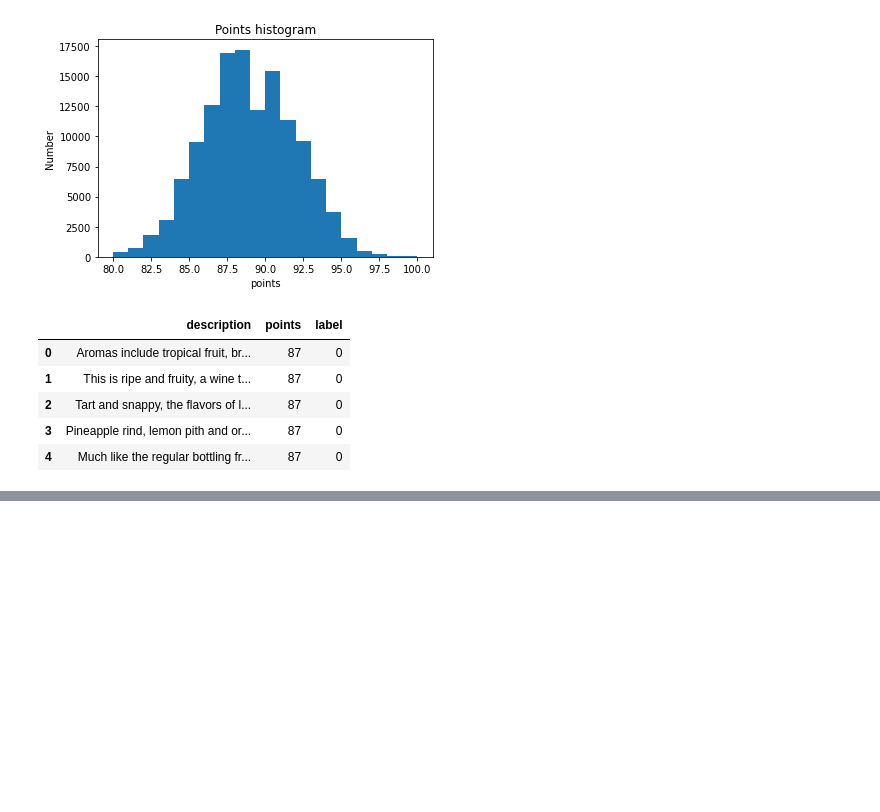
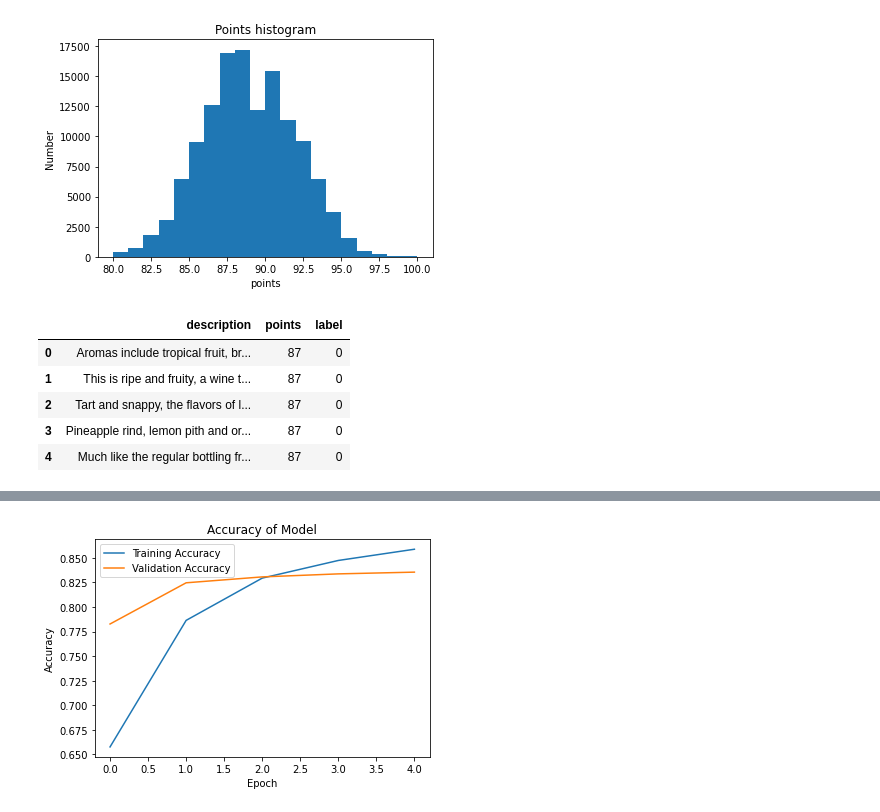
Before and after one commit to AmandeepSingh789/ML-Project, a Jupyter notebook: Neural_Network_Text_Classification.ipynb, the cells around one changed output, grey strips where cells are left out. Drawn from its saved outputs; the diff is of its cells as text; code cells hidden in the pictures; blank space fills up the shorter version.

Commit message:
Used dropouts to increase performance

```diff
--- a/Neural_Network_Text_Classification.ipynb
+++ b/Neural_Network_Text_Classification.ipynb
@@ -99,7 +99,9 @@ array([[ 0.300849  , -0.17452087, -0.01344201, ..., -0.05620423,
 model =tf.keras.Sequential()
 model.add(hub_layer)
 model.add(tf.keras.layers.Dense(16,activation="relu"))
+model.add(tf.keras.layers.Dropout(0.4))
 model.add(tf.keras.layers.Dense(16,activation="relu"))
+model.add(tf.keras.layers.Dropout(0.4))
 model.add(tf.keras.layers.Dense(1,activation="sigmoid"))
 # %%
 model.compile(optimizer=tf.keras.optimizers.Adam(learning_rate=0.001),
@@ -118,3 +120,3 @@ model.evaluate(valid_data)
 # %%
-history = model.fit(train_data,epochs=10,validation_data=valid_data)
+history = model.fit(train_data,epochs=5,validation_data=valid_data)
 # %% [output]
@@ -141,4 +133,10 @@ Epoch 10/10
 # %%
-plt.plot(history.history['acc'],"Training Accuracy")
-plt.plot(history.history['val_acc'],label="Validation Accuracy")
-plt.title("Accuracy")
+plt.plot(history.history['accuracy'],label="Training Accuracy")
+plt.plot(history.history['val_accuracy'],label="Validation Accuracy")
+plt.title("Accuracy of Model")
+plt.ylabel("Accuracy")
+plt.xlabel("Epoch")
+plt.legend()
+plt.show()
+# %% [output]
+[figure, added]
```
Also changed, not shown: parts of 6 cells of this notebook.
